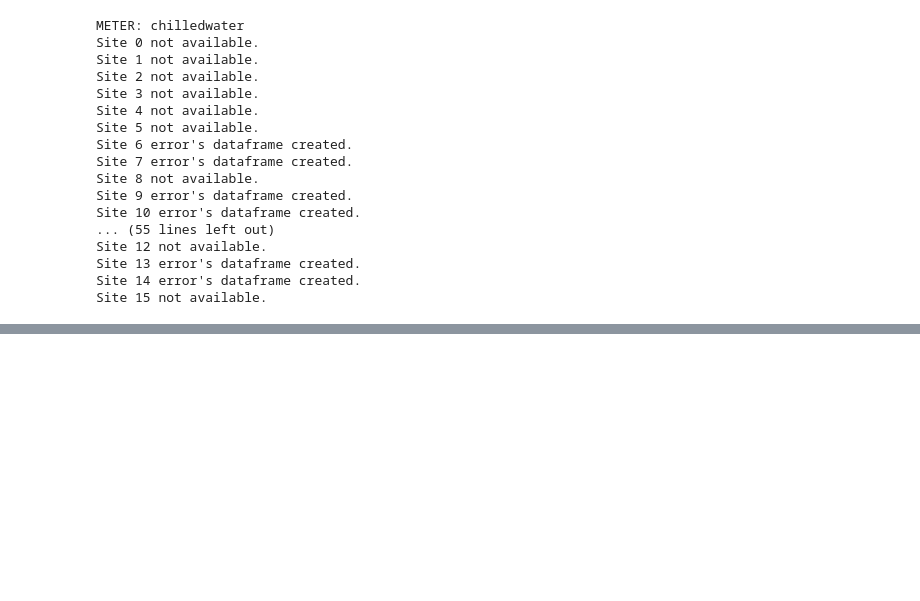
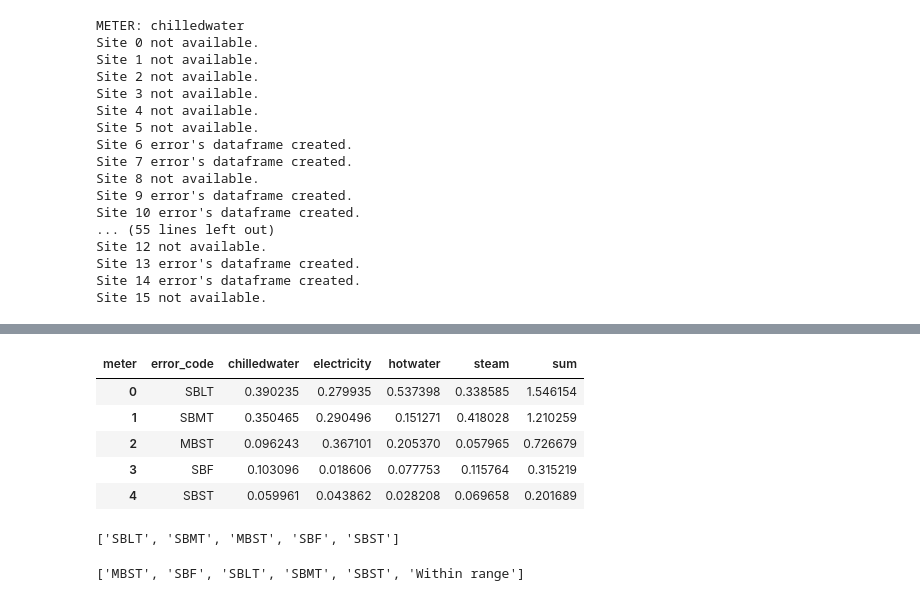
Before and after one commit to buds-lab/ashrae-great-energy-predictor-3-error-analysis, a Jupyter notebook: notebooks/08_plots-barplots.ipynb, the cells around one changed output, grey strips where cells are left out. Cells and saved outputs as stored; diff of their text form; code cells hidden in the pictures; blank space fills up the shorter version.

```diff
--- a/notebooks/08_plots-barplots.ipynb
+++ b/notebooks/08_plots-barplots.ipynb
@@ -407,0 +439,21 @@ fig.savefig(path_fig + "barplot_stacked_meters.png", dpi=150, bbox_inches="tight
+# %%
+test = data2.T
+test["sum"] = test.sum(axis=1)
+test = test.sort_values("sum", ascending = False).reset_index()
+test
+# %% [output]
+| meter | error_code | chilledwater | electricity | hotwater | steam | sum |
+| 0 | SBLT | 0.390235 | 0.279935 | 0.537398 | 0.338585 | 1.546154 |
+| 1 | SBMT | 0.350465 | 0.290496 | 0.151271 | 0.418028 | 1.210259 |
+| 2 | MBST | 0.096243 | 0.367101 | 0.205370 | 0.057965 | 0.726679 |
+| 3 | SBF | 0.103096 | 0.018606 | 0.077753 | 0.115764 | 0.315219 |
+| 4 | SBST | 0.059961 | 0.043862 | 0.028208 | 0.069658 | 0.201689 |
+# %%
+order_list = list(test.error_code)
+order_list
+# %% [output]
+['SBLT', 'SBMT', 'MBST', 'SBF', 'SBST']
+# %%
+labels
+# %% [output]
+['MBST', 'SBF', 'SBLT', 'SBMT', 'SBST', 'Within range']
```
Also changed, not shown: parts of 3 cells of this notebook, 3 other files.
